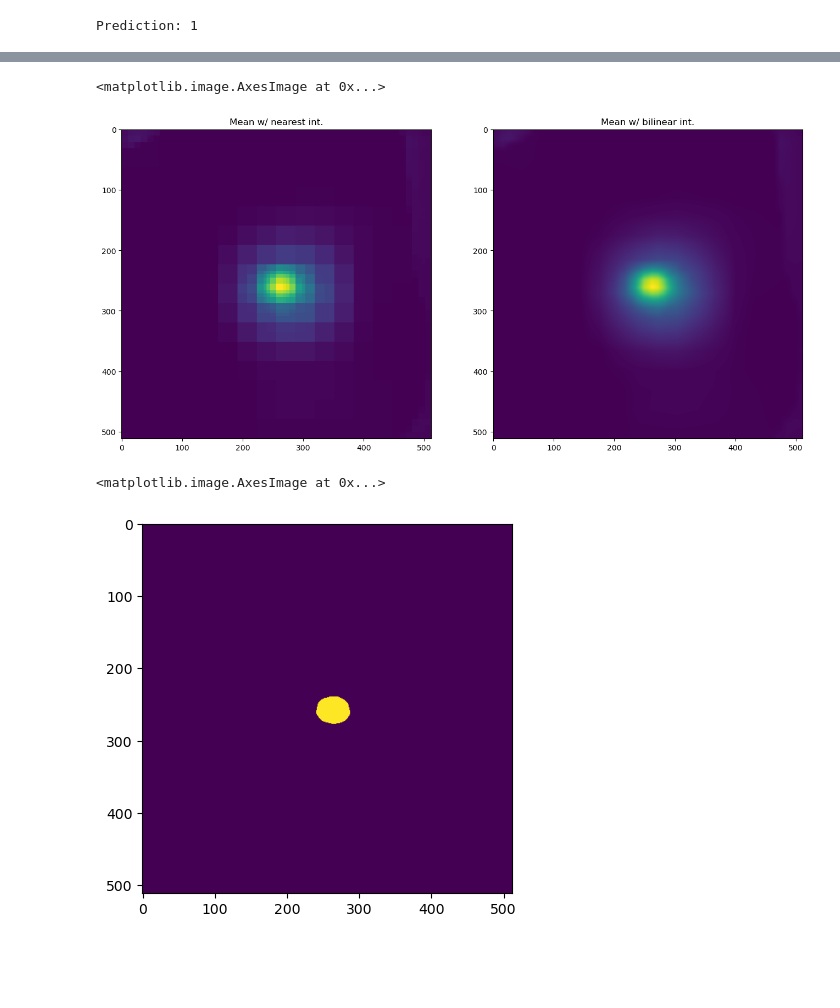
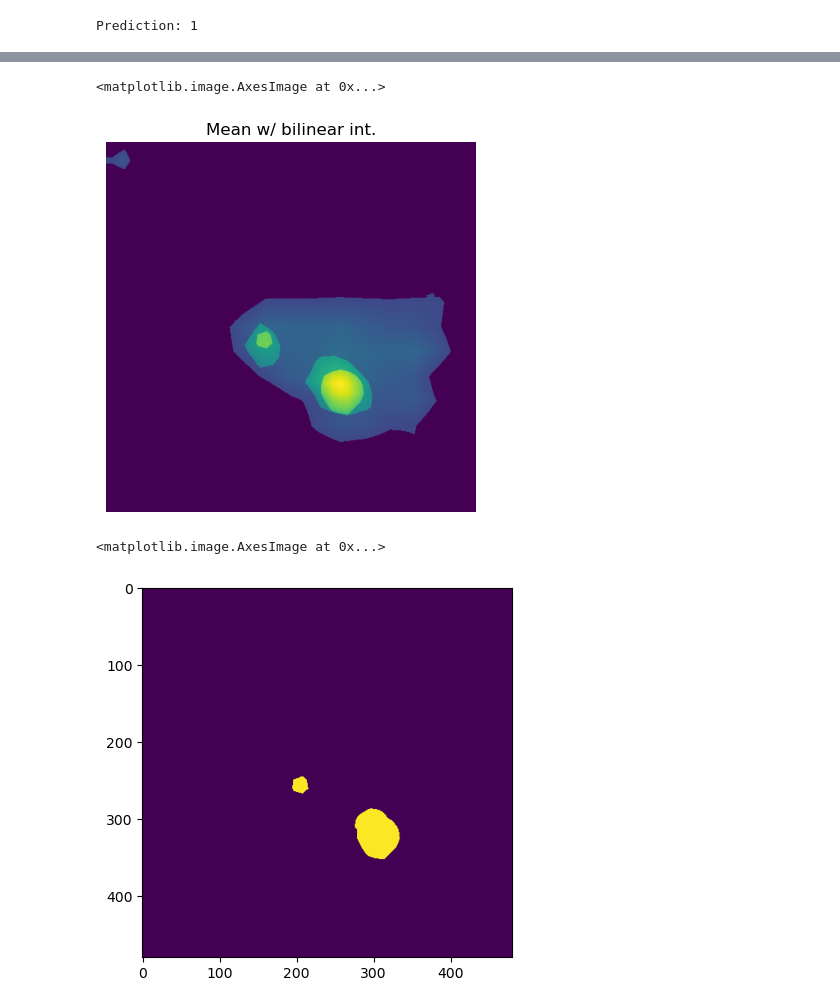
Before and after one commit to andrea-federici/wsss-polar-low-pseudolabels, a Jupyter notebook: doc/notebooks/gradcam_activations_compar.ipynb, the cells around one changed output, grey strips where cells are left out. Saved outputs shown, nothing was run; the diff lists cells and outputs as text; code cells hidden in the pictures; blank space fills up the shorter version.

```diff
--- a/doc/notebooks/gradcam_activations_compar.ipynb
+++ b/doc/notebooks/gradcam_activations_compar.ipynb
@@ -18,7 +18,7 @@ import src.data.image_processing as ip
 import src.attributions.gradcam as gc
 from src.models.torch import Xception
 # %%
-ckpt_path = root / "out/best-checkpoint.ckpt"
+ckpt_path = root / "out/checkpoints/best-checkpoint.ckpt"
 ckpt_torch = torch.load(ckpt_path, map_location="cpu")
 state_dict = ckpt_torch["state_dict"]
 
@@ -34,9 +53,4 @@ model.eval();
 # %%
-train_size = 512
-mean = [0.2872, 0.2872, 0.4595]
-std = [0.1806, 0.1806, 0.2621]
-mean = [0.5, 0.5, 0.5]
-std = [0.5, 0.5, 0.5]
 aug_config = aug.AugConfig(
     resize_width = train_size,
     resize_height = train_size,
@@ -48,9 +62,8 @@ val_compose = aug.to_compose(aug_config, stage="val")
 # %%
 use_path = False
 if use_path:
-    img_path = "data/polar_lows/train/pos/0aa613_20181003T134110_20181003T134210_mos_rgb.png"
+    img_path = os.path.join(train_dir, "pos/benign (6).png")
 else:
-    train_dir = "data/polar_lows/train"
     category = "pos"  # random.choice(['pos', 'neg'])
     chosen_image = random.choice(os.listdir(root / os.path.join(train_dir, category)))
     img_path = os.path.join(train_dir, category, chosen_image)
@@ -76,11 +89,8 @@ plt.axis("off")
 # %%
-# sizes = [480, 544, 608]
-sizes = [512, 1024, 1536]
-
 resized_heatmaps = []
 resized_heatmaps_bil = []
 ncols = len(sizes)
-nrows = 2
+nrows = 3
 fig, ax = plt.subplots(nrows, ncols, figsize=(10*ncols, nrows*8))
 for i, s in enumerate(sizes):
     aug_config = aug.AugConfig(
@@ -120,14 +130,17 @@ for i, s in enumerate(sizes):
     ax[1, i].axis("off")
     ax[1, i].set_title(f"Grad-CAM (input: {s}x{s})")
 
-    resized_heatmap = F.interpolate(
-        heatmap.unsqueeze(0).unsqueeze(0), size=(train_size, train_size), mode="nearest", antialias=False
-    ).squeeze(0).squeeze(0)
     resized_heatmap_bil = F.interpolate(
         heatmap.unsqueeze(0).unsqueeze(0), size=(train_size, train_size), mode="bilinear", antialias=False
     ).squeeze(0).squeeze(0)
-    resized_heatmaps.append(resized_heatmap)
-    resized_heatmaps_bil.append(resized_heatmap_bil)
+    min_thr = 0.6
+    thr_heatmap = resized_heatmap_bil * (resized_heatmap_bil > min_thr).float()
+
+    ax[2, i].imshow(thr_heatmap)
+    ax[2, i].axis("off")
+    ax[2, i].set_title(f"Only > {min_thr} (input: {s}x{s})")
+
+    resized_heatmaps_bil.append(thr_heatmap)
     # ax[2, i].imshow(resized_heatmap_bil)
     # ax[2, i].set_title("Resized to 512x512 (Bilinear int.)")
 # %% [output]
@@ -144,28 +156,21 @@ torch.Size([3, 512, 512])
 # %%
-fig, ax = plt.subplots(1, 2, figsize=(16, 10))
-pixel_mean = H.mean(dim=0)
-ax[0].set_title("Mean w/ nearest int.")
-ax[0].imshow(pixel_mean)
-ax[0].axis("off")
 pixel_mean_bil = H_bil.mean(dim=0)
-
 norm = True
 if norm:
     pmin = pixel_mean_bil.min()
     pmax = pixel_mean_bil.max()
     denom = (pmax - pmin).clamp_min(1e-6)
     pixel_mean_bil = (pixel_mean_bil - pmin) / denom
-
-ax[1].set_title("Mean w/ bilinear int.")
-ax[1].axis("off")
-ax[1].imshow(pixel_mean_bil)
+plt.title("Mean w/ bilinear int.")
+plt.axis("off")
+plt.imshow(pixel_mean_bil)
 # %% [output]
 <matplotlib.image.AxesImage at 0x...>
-[figure, old version]
+[figure, new version]
 # %%
-thr_pmean = (pixel_mean_bil > 0.7)
+thr_pmean = (pixel_mean_bil > 0.6)
 plt.imshow(thr_pmean)
 # %% [output]
 <matplotlib.image.AxesImage at 0x...>
-[figure, old version]
+[figure, new version]
 # %%
```
Also changed, not shown: parts of 7 cells of this notebook, 10 other files.
